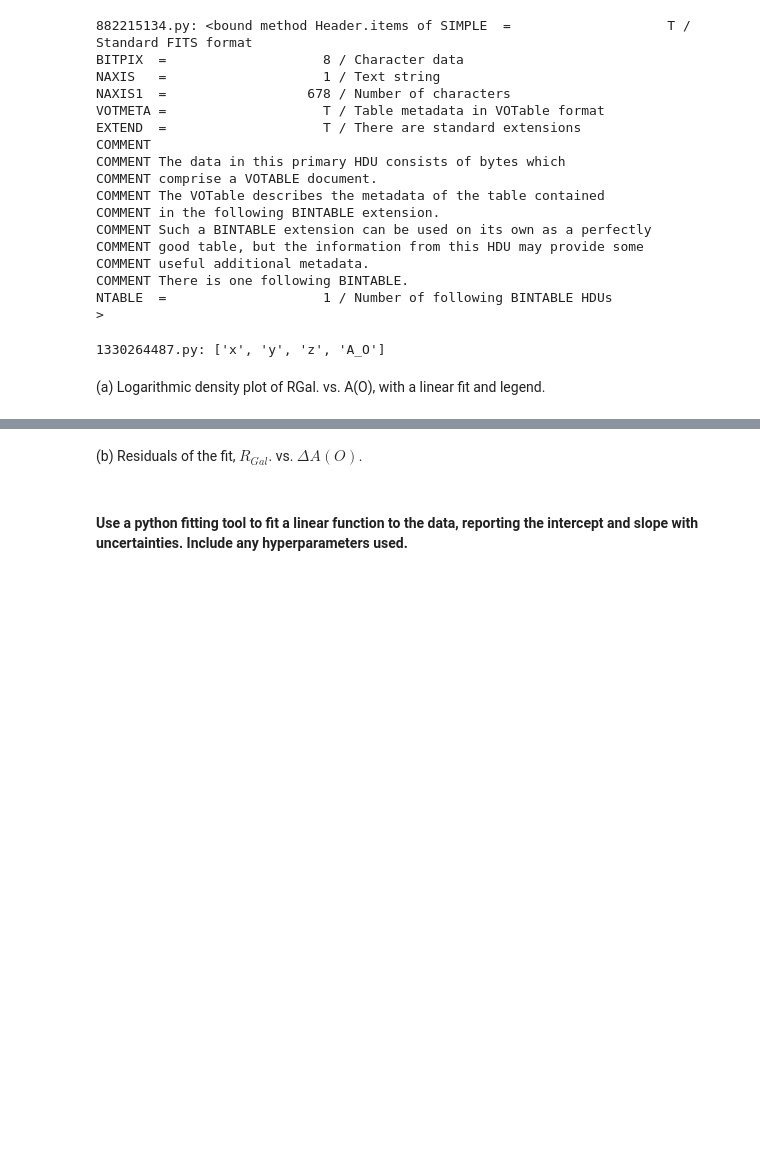
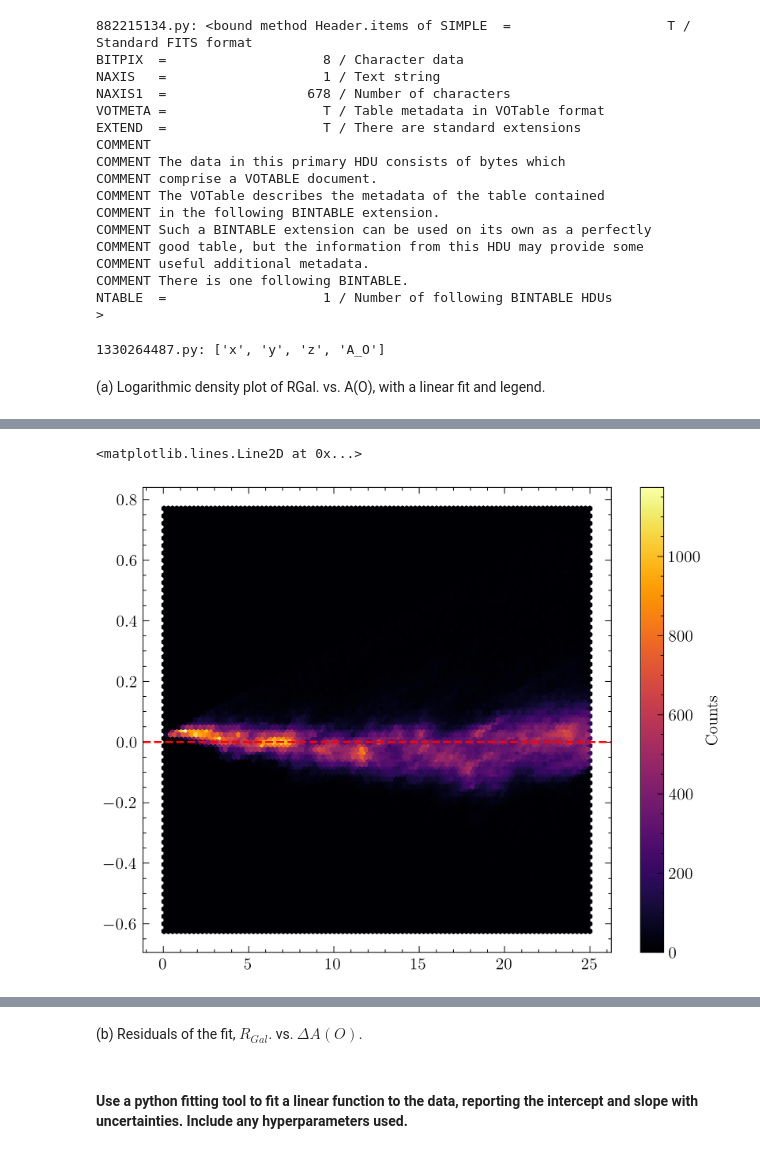
Before and after one commit to gkb21/ASTR4004_assignment3, a Jupyter notebook: assignment_3.ipynb, the cells around one changed output, grey strips where cells are left out. Cells and saved outputs as stored; diff of their text form; code cells hidden in the pictures; blank space fills up the shorter version.

```diff
--- a/assignment_3.ipynb
+++ b/assignment_3.ipynb
@@ -203,0 +206,8 @@ Notes:
+# %%
+
+plt.hexbin(RGal, residuals, gridsize=100, cmap='inferno')
+plt.colorbar(label='Counts')
+plt.axhline(0, color='red', linestyle='--', label='Zero Residual')
+# %% [output]
+<matplotlib.lines.Line2D at 0x...>
+[figure, added]
```
Also changed, not shown: parts of 7 cells of this notebook, 1 other file.
